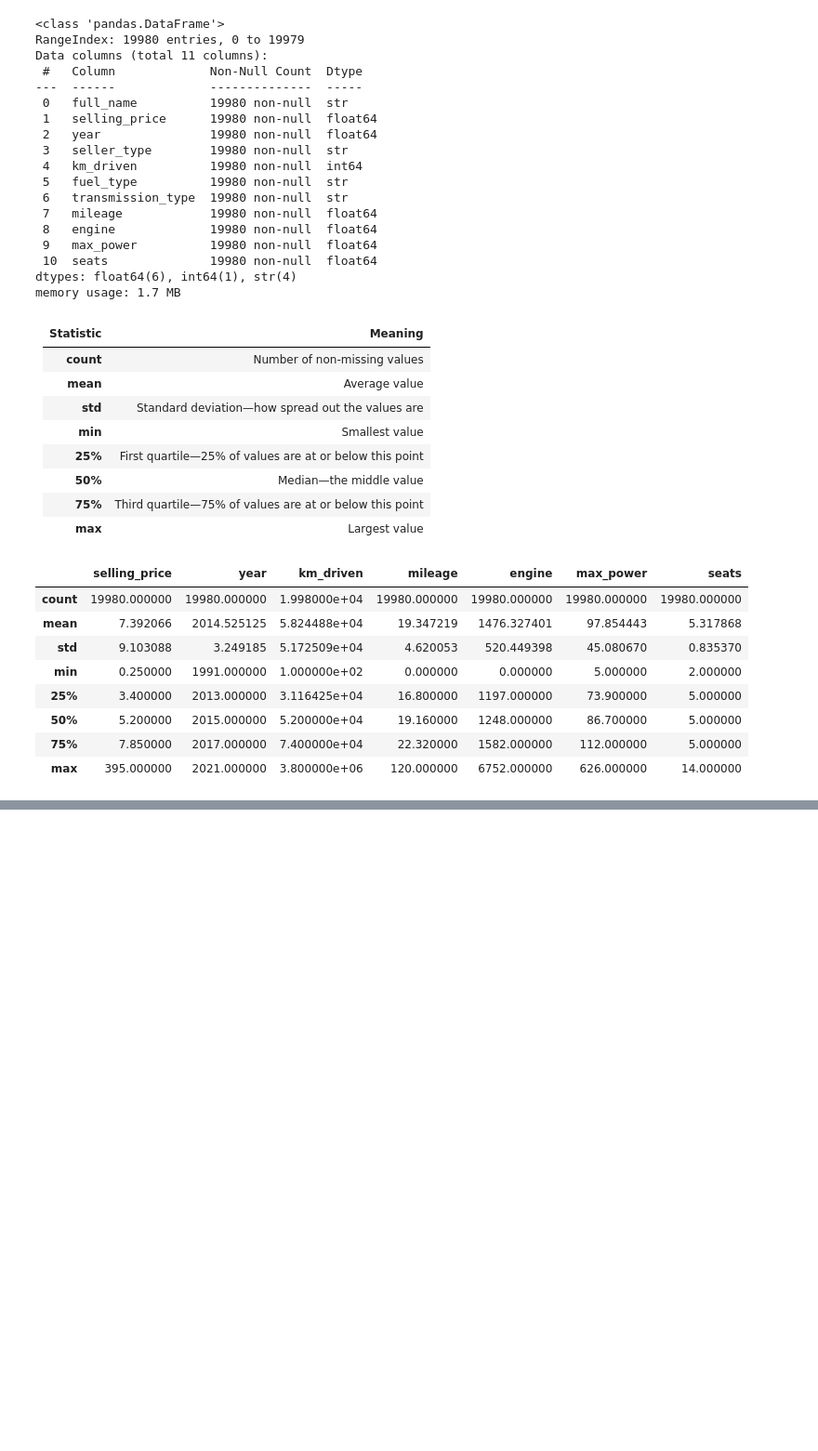
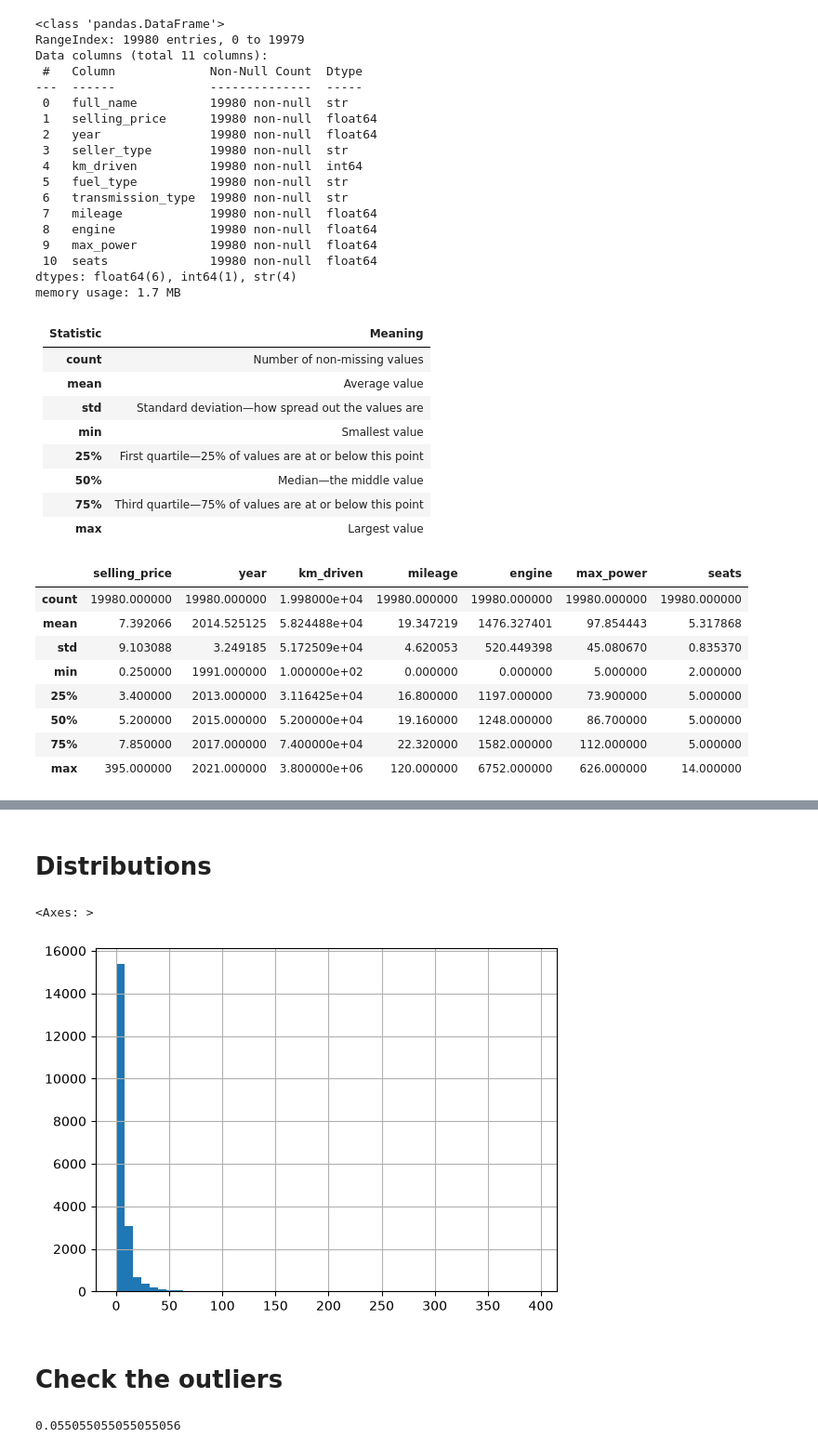
Before and after one commit to iam-devarapalli/linear-regression, a Jupyter notebook: linear_regression_1.ipynb, the cells around one changed output, grey strips where cells are left out. Shown at 93% size. Saved outputs shown, nothing was run; the diff lists cells and outputs as text; code cells hidden in the pictures; blank space fills up the shorter version.

```diff
--- a/linear_regression_1.ipynb
+++ b/linear_regression_1.ipynb
@@ -120,3 +120,22 @@ display(df.describe(include = 'all'))
 # - `selling_price` ranges from [0.25, 395] - the values seem to be in lakhs.
 # - `mileage` min is 0, max is 120 - need to check for outliers.
 # - `engine` min is 0, max is 6752 - values appear to be in "cc" - cross check the  outliers.
+# %% [markdown]
+# Distributions
+# %%
+df['selling_price'].hist(bins = 50)
+# %% [output]
+<Axes: >
+[figure, added]
+# %% [markdown]
+# Check the outliers
+# %%
+# Price over 100k
+(df.loc[df.selling_price > 100].shape[0] / df.shape[0]) * 100
+# df.selling_price > 100	Checks each row and returns True or False
+# df.loc[df.selling_price > 100]	Selects only rows where the condition is True
+# .shape[0]	Counts the selected rows
+# df.shape[0]	Counts all rows in the DataFrame
+# / ... * 100	Converts the fraction into a percentage
+# %% [output]
+0.055055055055055056
```
Also changed, not shown: parts of 9 cells of this notebook.
